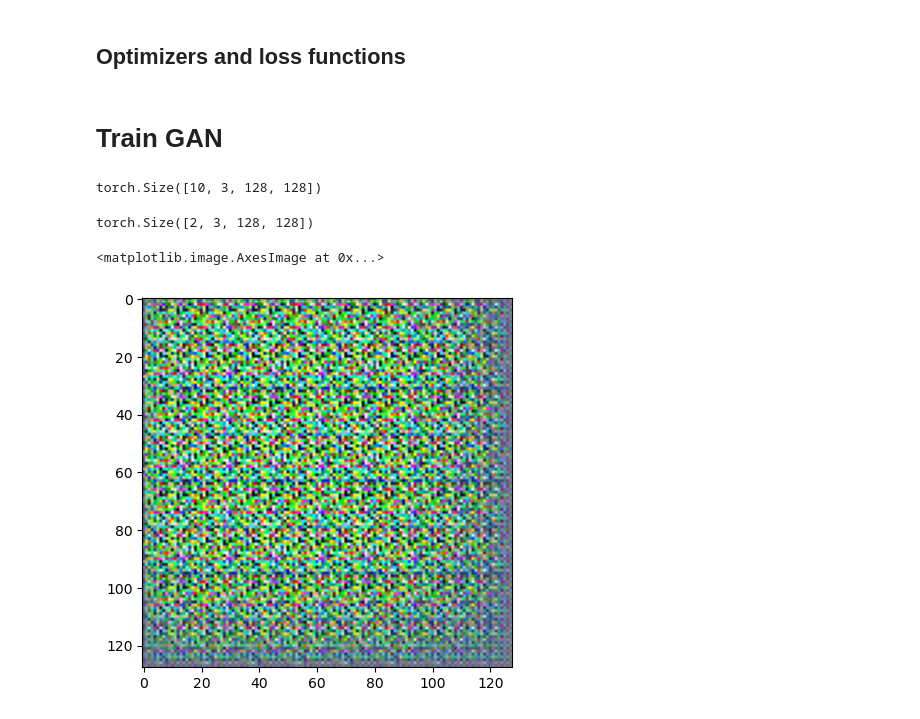
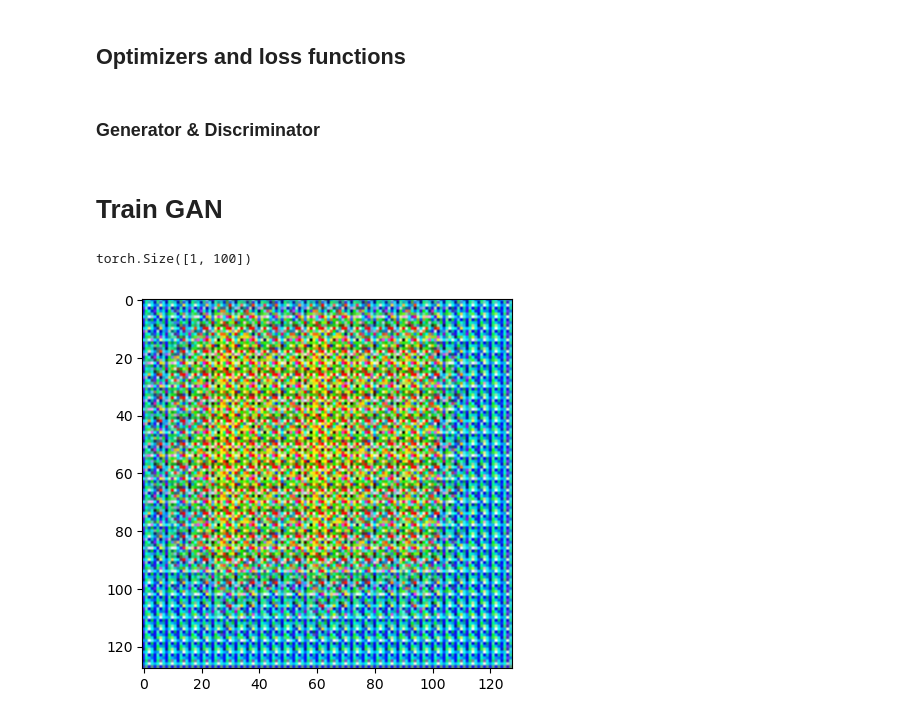
Before and after one commit to jaduranfernandez/gan_image_generator, a Jupyter notebook: main.ipynb, the cells around one changed output. Cells and saved outputs as stored; diff of their text form; code cells hidden in the pictures.

Commit message:
Protorype for plotting results

```diff
--- a/main.ipynb
+++ b/main.ipynb
@@ -72,2 +50,4 @@ loss = nn.BCELoss()
 generator_optimizer = torch.optim.Adam(generator.parameters(), lr=0.001)
 discriminator_optimizer = torch.optim.Adam(discriminator.parameters(), lr=0.001)
+# %% [markdown]
+### Generator & Discriminator
@@ -74,10 +58,4 @@ discriminator_optimizer = torch.optim.Adam(discriminator.parameters(), lr=0.001)
 # %% [markdown]
 # Train GAN
-# %%
-noise = torch.tensor(np.random.normal(0, 1, (10, input_length)), dtype=torch.float)
-fake_data = generator(noise)
-print(fake_data.shape)
-# %% [output]
-torch.Size([10, 3, 128, 128])
 # %%
 from trainers.general_trainer import Trainer
@@ -85,18 +63,20 @@ trainer = Trainer(generator, discriminator, loss, loss, generator_optimizer, dis
 trainer.train(dataloader, input_length)
 # %%
-noise = torch.tensor(np.random.normal(0, 1, (2, 100)), dtype=torch.float)
+noise = torch.tensor(np.random.normal(0, 1, (1,100)), dtype=torch.float)
 generator = torch.load("saved_models/generator_300.pth")
-fake_image = generator(noise)
-print(fake_image.shape)
 
+generator.eval()
+
+with torch.no_grad():
+    fake_image = generator(noise)
 
 new_image = fake_image[0].detach()
 new_image = (new_image + 1)/2
 plt.imshow(new_image.permute((1,2,0)))
+plt.show()
 # %% [output]
-torch.Size([2, 3, 128, 128])
+torch.Size([1, 100])
-<matplotlib.image.AxesImage at 0x...>
-[figure, old version]
+[figure, new version]
 # %%
 batch_size = 16
 image_height = 128
```
Also changed, not shown: parts of 10 cells of this notebook.
